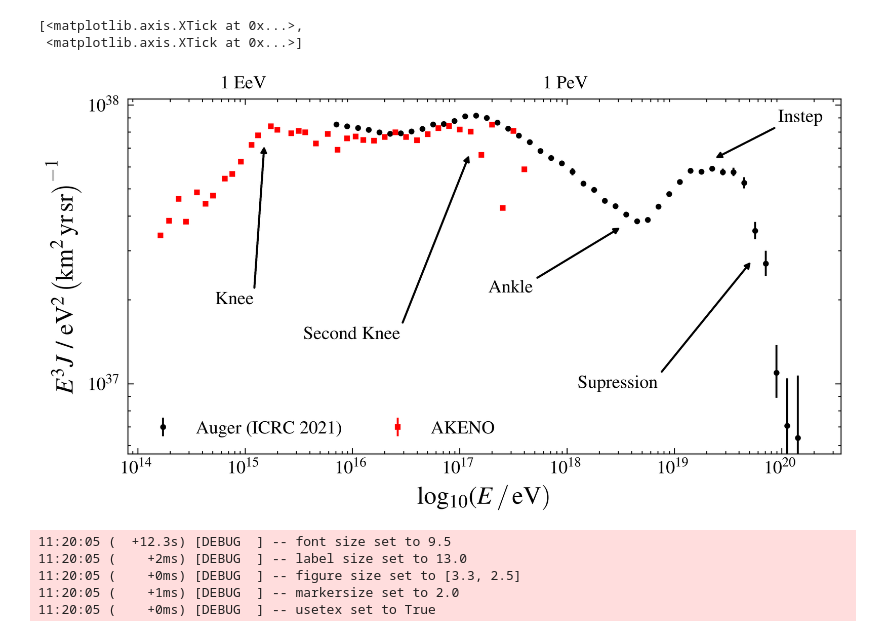
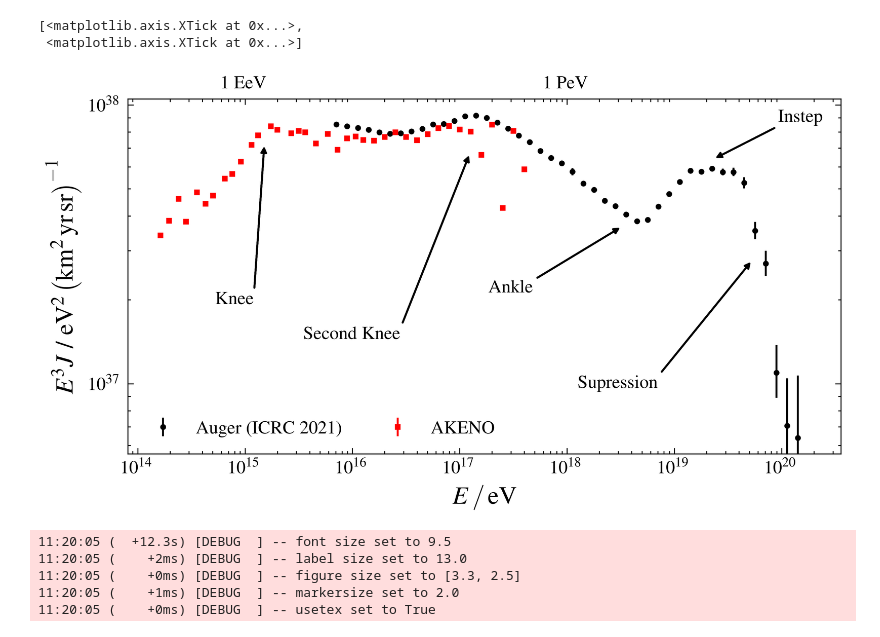
Before and after one commit to Quizznor/thesis-latex, a Jupyter notebook: scripts/plot_scripts/cr_spectrum/spectrum.ipynb, the cells around one changed output. Cells and saved outputs as stored; diff of their text form; code cells hidden in the pictures.

```diff
--- a/scripts/plot_scripts/cr_spectrum/spectrum.ipynb
+++ b/scripts/plot_scripts/cr_spectrum/spectrum.ipynb
@@ -83,7 +83,7 @@ for l, dataset in zip(label, data):
     plt.errorbar(E_KCDC, E_KCDC**2 * EJ_KCDC, yerr=[E_KCDC**2 * low, E_KCDC**2 * high], label=l, ls='none')
 
 plt.ylabel(r'$E^3J$ / eV$^2\left(\mathrm{km}^2\,\mathrm{yr}\,\mathrm{sr}\right)^{-1}$')
-plt.xlabel(r'log$_{10}$($E\,/\,\mathrm{eV})$')
+plt.xlabel(r'$E\,/\,\mathrm{eV}$')
 plt.yscale('log')
 plt.xscale('log')
 plt.legend(ncol=2)
@@ -116,6 +116,6 @@ ax1.set_xticks([1e15, 1e18], ['1 EeV', '1 PeV'])
 [<matplotlib.axis.XTick at 0x...>,
  <matplotlib.axis.XTick at 0x...>]
-[figure, old version]
+[figure, new version]
 # %%
 set_plt_style("double tex")
 
```
Also changed, not shown: parts of 2 cells of this notebook, 9 other files.
